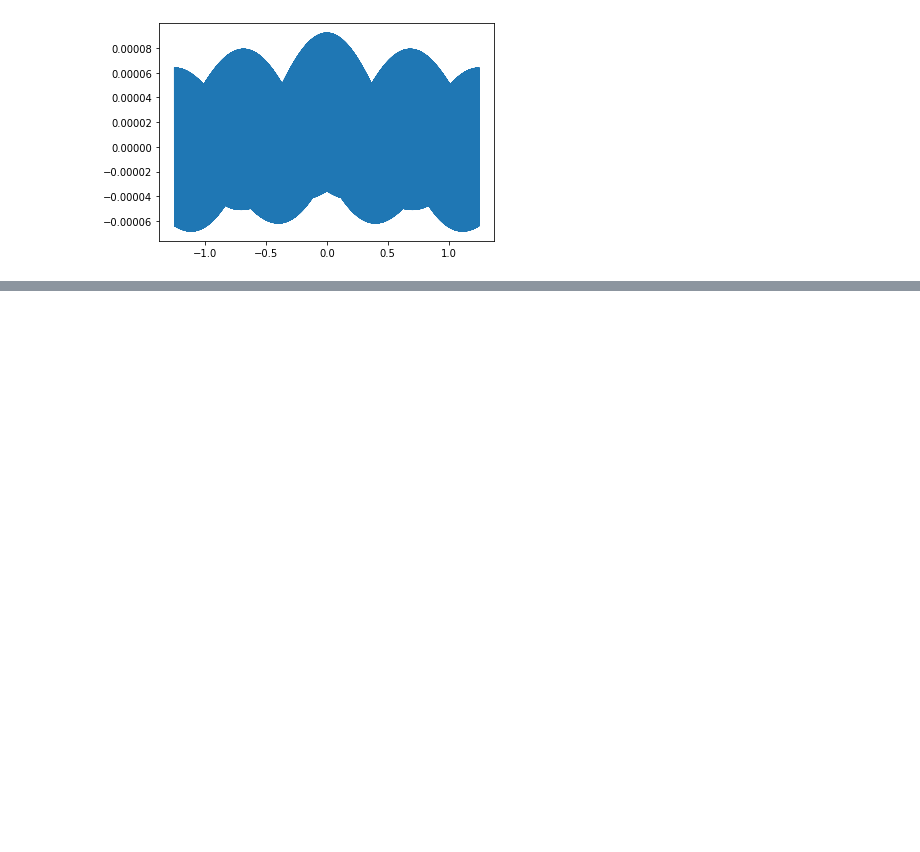
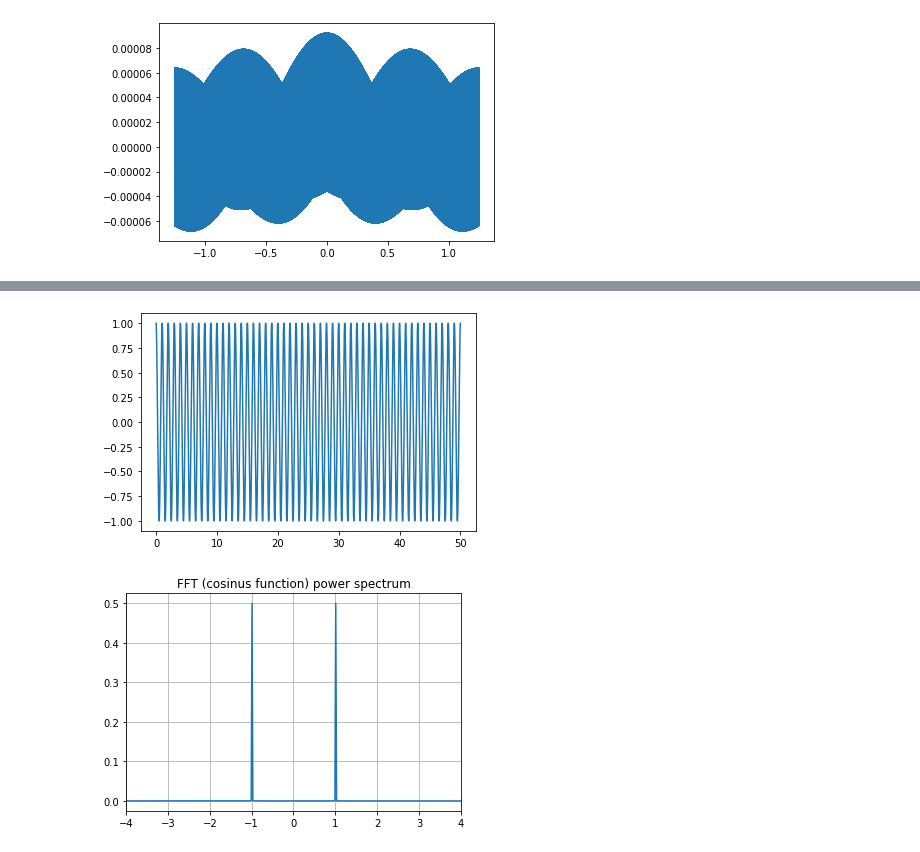
Before and after one commit to CiTRuS93/Signals-and-Systems-Course, a Jupyter notebook: Untitled.ipynb, the cells around one changed output, grey strips where cells are left out. Drawn from its saved outputs; the diff is of its cells as text; code cells hidden in the pictures; blank space fills up the shorter version.

```diff
--- a/Untitled.ipynb
+++ b/Untitled.ipynb
@@ -93,0 +170,36 @@ plt.plot(y,x)
+# %%
+N = 50000 # Number of samplepoints
+
+T = 1.0 / 1000.0 # sample spacing
+
+x = np.linspace(0.0, N*T, N)
+
+y = np.cos(2.0*np.pi*x)
+
+plt.plot(x,y)
+plt.show()
+plt.xlim(0,3.0*np.pi)
+
+plt.title(r'$cos(2\pi \nu x)$ with $\nu=1$')
+
+plt.savefig('fourrier_transform_cosinus.png', bbox_inches='tight')
+
+plt.close()
+
+yf = scipy.fftpack.fft(y)
+
+yf = np.fft.fftshift(yf)
+
+xf = np.linspace(-1.0/(2.0*T), 1.0/(2.0*T), N)
+
+fig, ax = plt.subplots()
+
+ax.plot(xf, 1.0/N *np.abs(yf) )
+
+plt.xlim(-4,4)
+plt.title('FFT (cosinus function) power spectrum')
+
+plt.grid()
+# %% [output]
+[figure, added]
+[figure, added]
```
Also changed, not shown: parts of 13 cells of this notebook.
